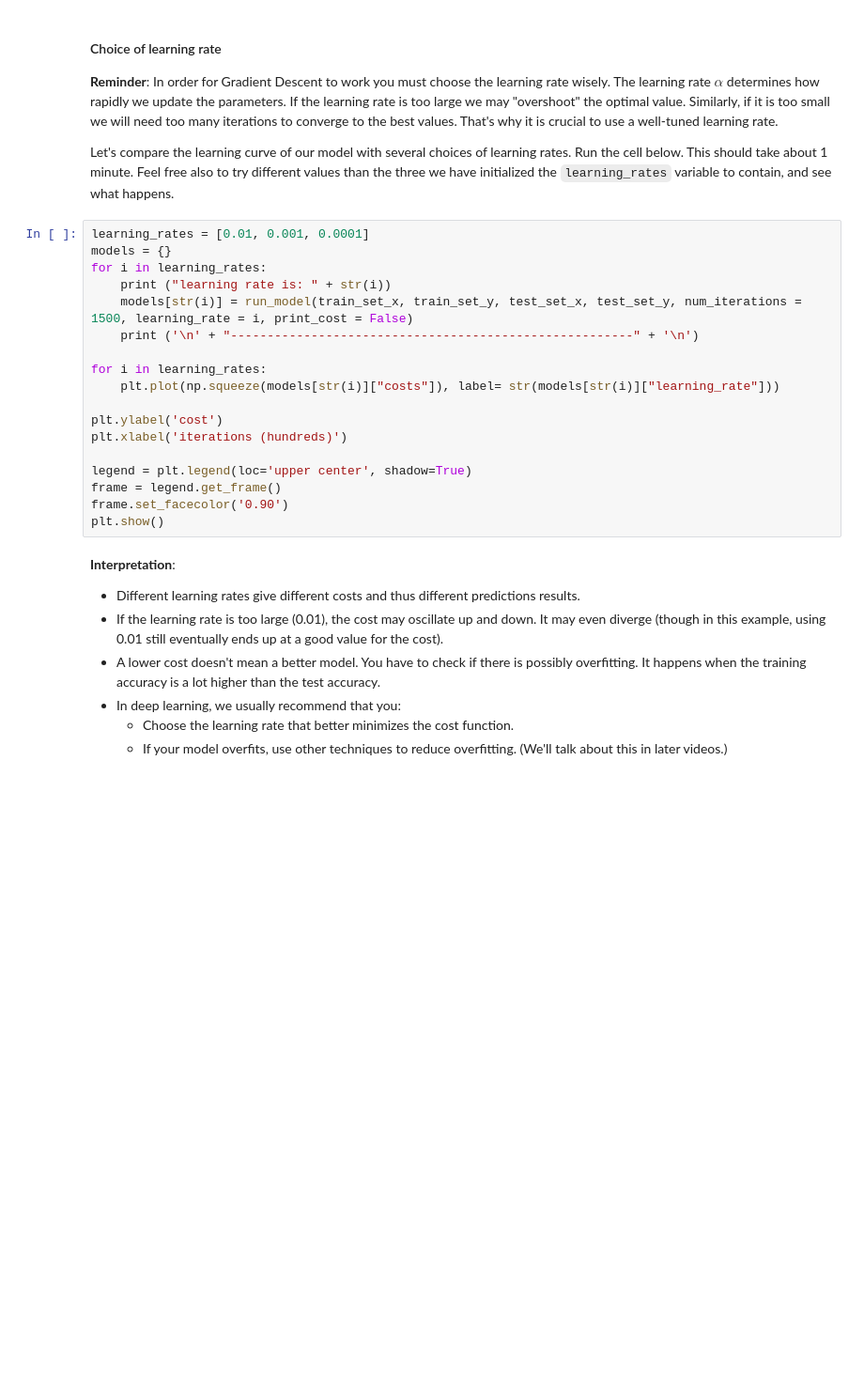
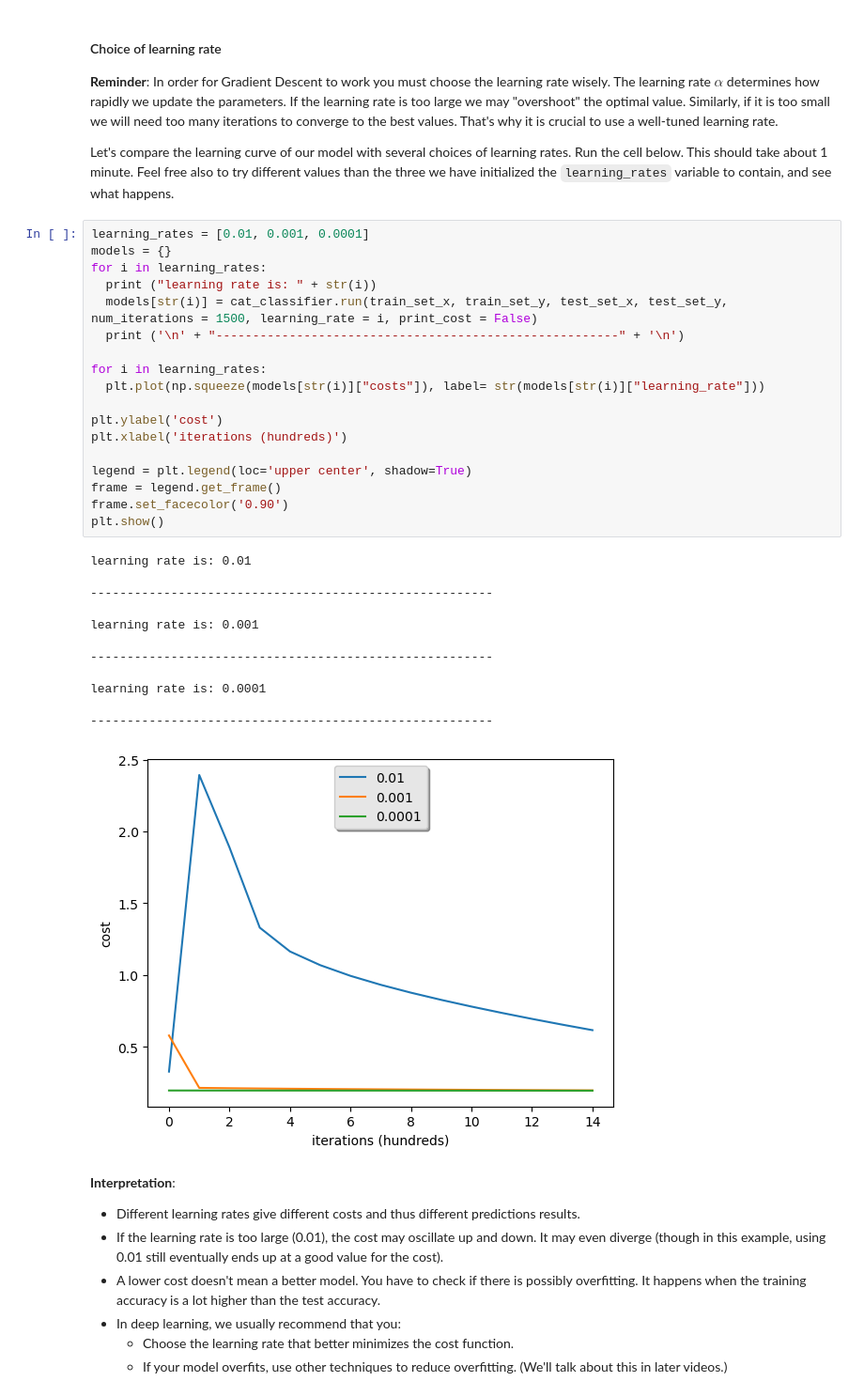
Before and after one commit to IvanMahlelebe/deeplearning-with-andrew, a Jupyter notebook: 01-neuralnets-and-deeplearning/02-logistic-regression/logistic-regression.ipynb, the cells around one changed output. Shown at 94% size. Cells and saved outputs as stored; diff of their text form; blank space fills up the shorter version.

```diff
--- a/01-neuralnets-and-deeplearning/02-logistic-regression/logistic-regression.ipynb
+++ b/01-neuralnets-and-deeplearning/02-logistic-regression/logistic-regression.ipynb
@@ -591,21 +603,34 @@ Let's compare the learning curve of our model with several choices of learning r
 # %%
 learning_rates = [0.01, 0.001, 0.0001]
 models = {}
 for i in learning_rates:
-    print ("learning rate is: " + str(i))
-    models[str(i)] = run_model(train_set_x, train_set_y, test_set_x, test_set_y, num_iterations = 1500, learning_rate = i, print_cost = False)
-    print ('\n' + "-------------------------------------------------------" + '\n')
+  print ("learning rate is: " + str(i))
+  models[str(i)] = cat_classifier.run(train_set_x, train_set_y, test_set_x, test_set_y, num_iterations = 1500, learning_rate = i, print_cost = False)
+  print ('\n' + "-------------------------------------------------------" + '\n')
 
 for i in learning_rates:
-    plt.plot(np.squeeze(models[str(i)]["costs"]), label= str(models[str(i)]["learning_rate"]))
+  plt.plot(np.squeeze(models[str(i)]["costs"]), label= str(models[str(i)]["learning_rate"]))
 
 plt.ylabel('cost')
 plt.xlabel('iterations (hundreds)')
 
 legend = plt.legend(loc='upper center', shadow=True)
 frame = legend.get_frame()
 frame.set_facecolor('0.90')
 plt.show()
+# %% [output]
+learning rate is: 0.01
+
+-------------------------------------------------------
+
+learning rate is: 0.001
+
+-------------------------------------------------------
+
+learning rate is: 0.0001
+
+-------------------------------------------------------
+[figure, added]
 # %% [markdown]
 **Interpretation**:
 - Different learning rates give different costs and thus different predictions results.
```
Also changed, not shown: parts of 5 cells of this notebook.
